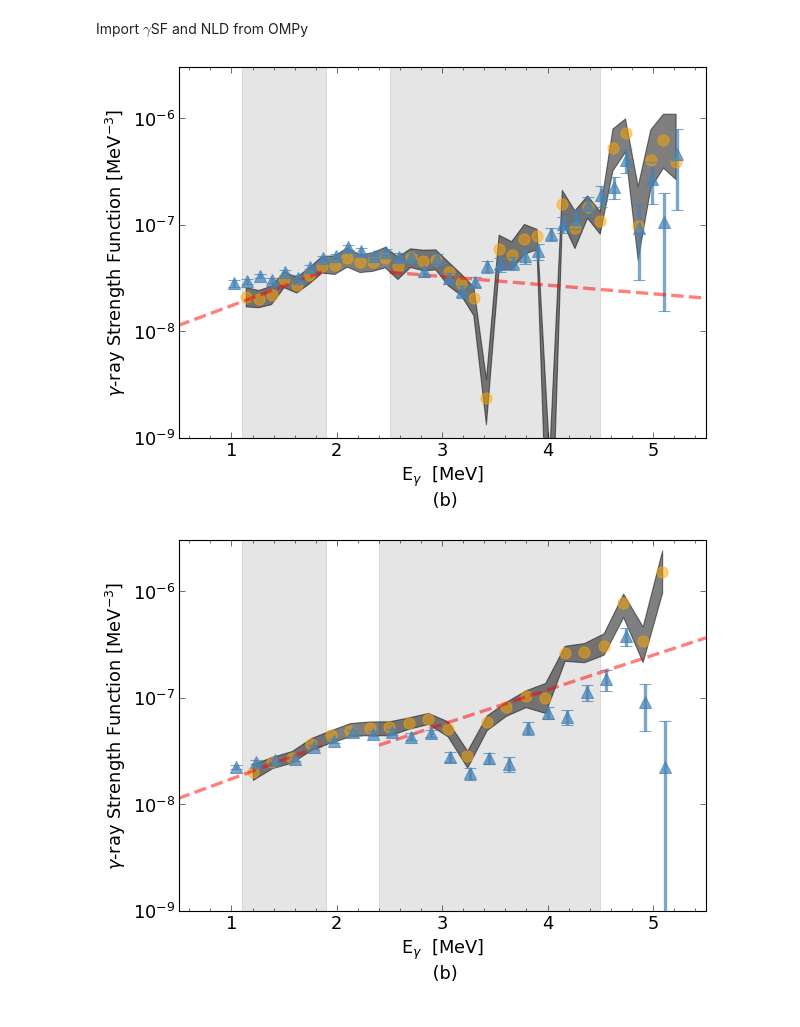
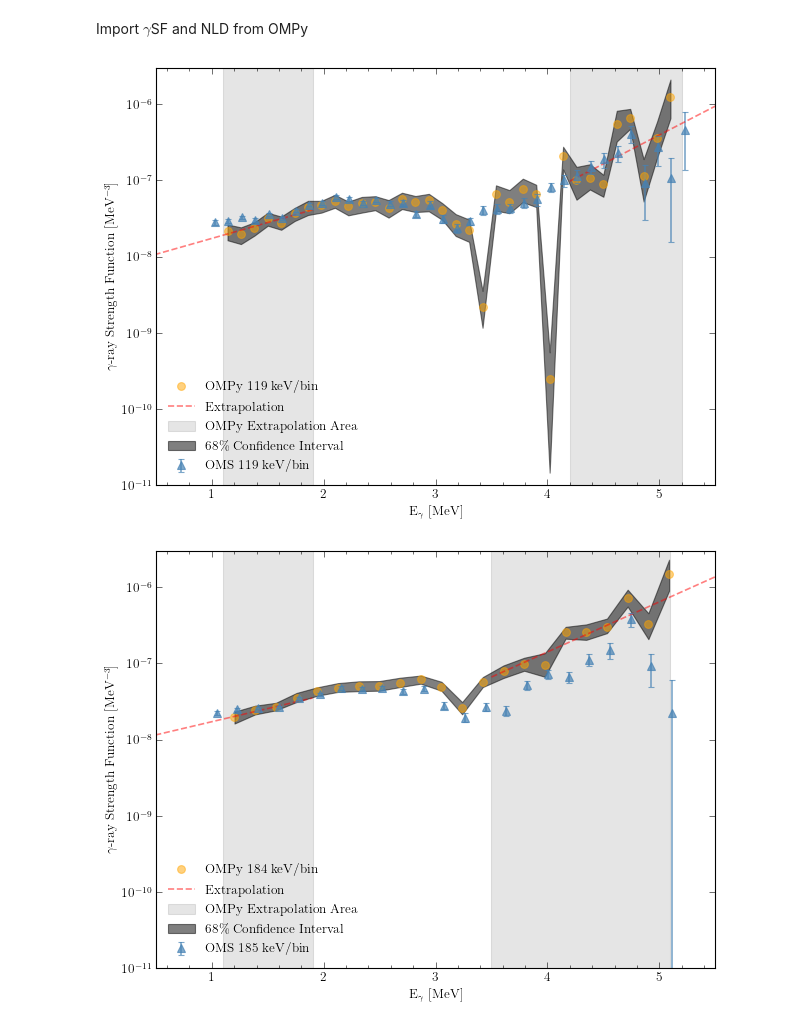
Before and after one commit to tellefs/MasterThesis, a Jupyter notebook: comparing.ipynb, the cells around one changed output. Drawn from its saved outputs; the diff is of its cells as text; code cells hidden in the pictures.

```diff
--- a/comparing.ipynb
+++ b/comparing.ipynb
@@ -28,23 +26,23 @@ plt.rcParams["figure.figsize"] = (8,6)
 
 plt.rcParams["figure.autolayout"] = True
 
-#size of marker and errorbar caps
-plt.rcParams["errorbar.capsize"] = 5
-plt.rcParams["lines.markersize"] = 5
+#size of errorbar caps
+plt.rcParams["errorbar.capsize"] = 3
 
 #setting label sizes
-plt.rcParams['font.size'] = 16
-plt.rcParams["ytick.labelsize"] = 16
-plt.rcParams["xtick.labelsize"] = 16
-plt.rcParams["legend.fontsize"] = 16
-plt.rcParams["axes.titlesize"] = 16
-plt.rcParams["axes.labelsize"] = 16
+plt.rcParams['font.size'] = 12
+plt.rcParams['font.family'] = 'serif'
+plt.rcParams["ytick.labelsize"] = 12
+plt.rcParams["xtick.labelsize"] = 12
+plt.rcParams["legend.fontsize"] = 12
+plt.rcParams["axes.titlesize"] = 12
+plt.rcParams["axes.labelsize"] = 12
 
 
 #set linewidths and markersize
-plt.rcParams['lines.linewidth'] = 3
-plt.rcParams['axes.linewidth'] = 1.
-plt.rcParams['lines.markersize'] = 10
+plt.rcParams['lines.linewidth'] = 1.5
+plt.rcParams['axes.linewidth'] = 1
+plt.rcParams['lines.markersize'] = 7
 
 #set x and y axis
 plt.rcParams['xtick.direction'] = 'in'
@@ -67,6 +65,7 @@ plt.rcParams['legend.frameon'] = False
 
 #setting different dpi for notebook and saving
 plt.rcParams['savefig.dpi'] = 300
+plt.rcParams['savefig.format'] = 'pdf'
 plt.rcParams["figure.dpi"] = 80
 
-plt.rcParams['text.usetex'] = False
+plt.rcParams['text.usetex'] = True
@@ -169,7 +207,9 @@ fig.show()
 #datetimes = ['02-23_13:03:23', '02-23_14:08:46', '02-26_15:59:51']
 #datetimes = ['02-23_13:03:23', '02-23_14:08:46']
 #datetimes = ['03-01_11:35:59', '03-01_13:07:47']
-datetimes = ['03-01_11:35:59', '03-02_11:19:18']
+#datetimes = ['03-01_11:35:59', '03-02_11:19:18'] #dette er dataene jeg har brukt til alle figurer til nå
+datetimes = ['04-26_09:12:21', '04-26_10:06:05']
+#datetimes = ['04-26_09:12:21', '04-26_16:40:19'] #same, high gsf extrapolation area
 #OMS_paths = ['analysis/OMS/120keVperBin/', 'analysis/OMS/180keVperBin/', 'analysis/OMS/240keVperBin/']
 OMS_paths = ['analysis/OMS/120keVperBin/', 'analysis/OMS/185keVperBin/']
 # %% [markdown]
@@ -198,7 +238,7 @@ def plot_gsf_OMPy_vs_OMS(datetime, OMS_path, ax_gsf):
     [energy, median, error_upper, error_lower, error] = read_OMPy(datetime)[0]
 
     #make confidence interval plot
-    ax_gsf.fill_between(energy, error_lower, error_upper, color='black', alpha=0.5, label='68% Confidence Interval')
+    ax_gsf.fill_between(energy, error_lower, error_upper, color='black', alpha=0.5, label='68\% Confidence Interval')
     ax_gsf.plot(energy, median, marker='o', linestyle='',  color='orange', label='OMPy %.0i keV/bin'%check_kevperbin(energy), alpha=.5)
 
 
@@ -211,39 +251,39 @@ def plot_gsf_OMPy_vs_OMS(datetime, OMS_path, ax_gsf):
             hi_cut_low=i+1
         if energy[i]<gsf_norm[3]:
             hi_cut_hi = i
 
     z = np.polyfit(energy[hi_cut_low:hi_cut_hi], np.log(median[hi_cut_low:hi_cut_hi]), 1)
     fit = np.poly1d(z)
     energy_cont = np.linspace(gsf_norm[2], 10, 100)
     ax_gsf.plot(energy_cont, np.exp(fit(energy_cont)), '--', color='red', alpha=.5)
 
     z = np.polyfit(energy[:low_cut_hi], np.log(median[:low_cut_hi]), 1)
     fit = np.poly1d(z)
     energy_cont = np.linspace(-10, gsf_norm[1], 100)
-    ax_gsf.plot(energy_cont, np.exp(fit(energy_cont)), '--', color='red', alpha=.5)
+    ax_gsf.plot(energy_cont, np.exp(fit(energy_cont)), '--', color='red', alpha=.5, label='Extrapolation')
 
     #plot settings
     ax_gsf.errorbar(x=energy_gsf_OMS, y=gsf_OMS, yerr=gsf_OMS_error,
                 marker='^', linestyle='', label='OMS %.0i keV/bin'%check_kevperbin(energy_gsf_OMS), color='steelblue', alpha=.7)
 
-    ax_gsf.set_ylim(1e-9, 3e-6)
+    ax_gsf.set_ylim(1e-11, 3e-6)
     ax_gsf.set_xlim(0.5, 5.5)
     ax_gsf.set_yscale('log')
     ax_gsf.yaxis.set_minor_locator(AutoMinorLocator())
     ax_gsf.xaxis.set_minor_locator(AutoMinorLocator())
-    ax_gsf.set_xlabel('E$_\gamma$  [MeV]\n (b)')
+    ax_gsf.set_xlabel('E$_\gamma$  [MeV]')
     ax_gsf.set_ylabel('$\gamma$-ray Strength Function [MeV$^{-3}$]')
-    #ax_gsf.legend()
+    ax_gsf.legend(loc='lower left')
 
 
 for i in range(len(datetimes)):
     datetime = datetimes[i]
     OMS_path = OMS_paths[i]
     fig, ax = plt.subplots()
     plot_gsf_OMPy_vs_OMS(datetime, OMS_path,ax)
 # %% [output]
-[figure, old version]
+[figure, new version]
-[figure, old version]
+[figure, new version]
 # %%
 def plot_nld_OMPy_vs_OMS(datetime, OMS_path, ax_nld):
 
```
Also changed, not shown: parts of 5 cells of this notebook, 10 other files.
